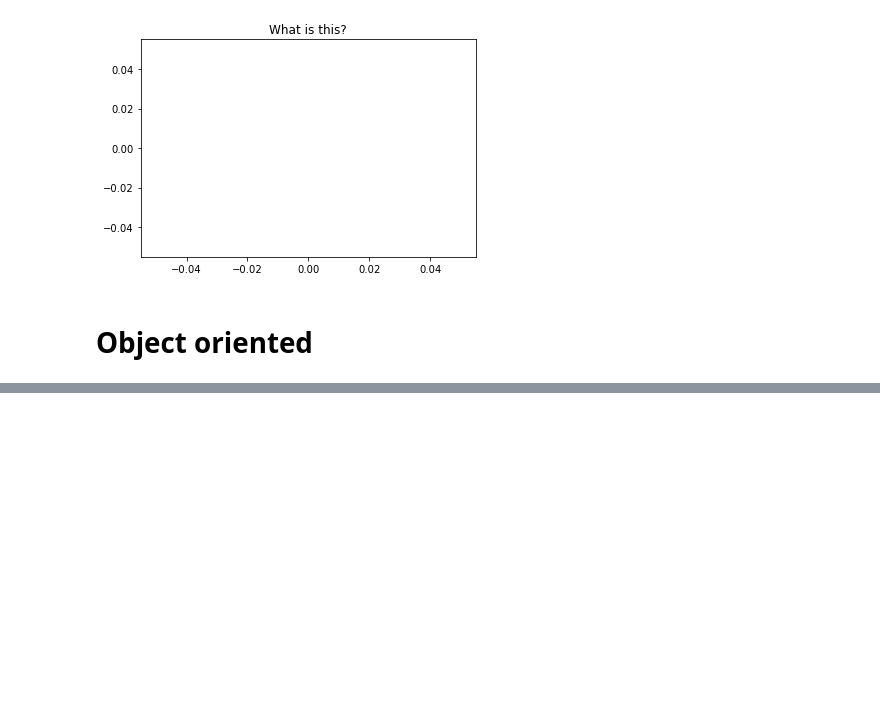
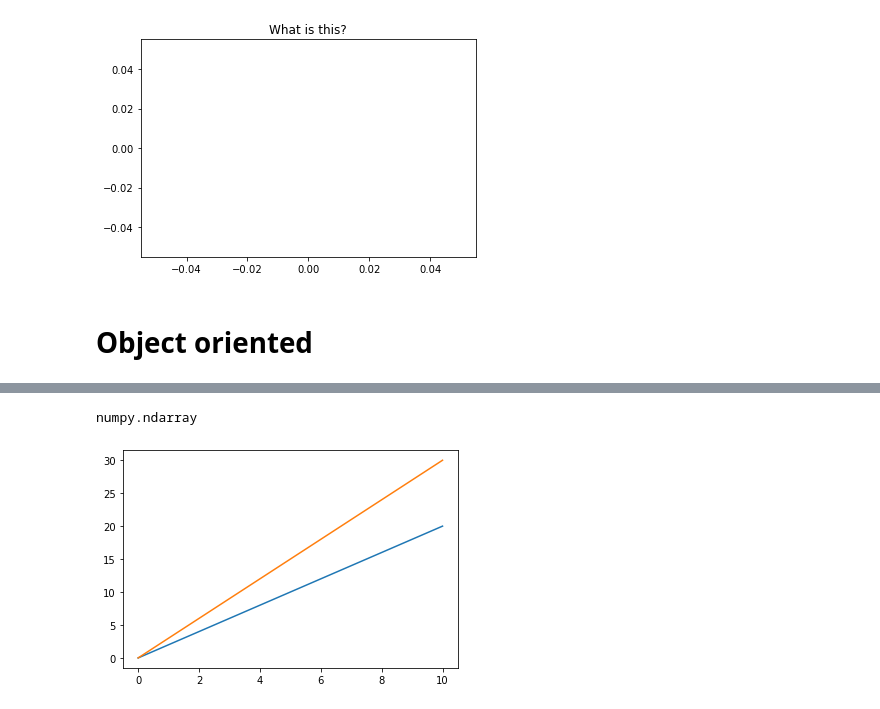
Before and after one commit to jedlueng/WBS-MISDI-Programming, a Jupyter notebook: PFDA/Week4/Week4-task.ipynb, the cells around one changed output, grey strips where cells are left out. Saved outputs shown, nothing was run; the diff lists cells and outputs as text; code cells hidden in the pictures; blank space fills up the shorter version.

```diff
--- a/PFDA/Week4/Week4-task.ipynb
+++ b/PFDA/Week4/Week4-task.ipynb
@@ -139,0 +144,12 @@ from matplotlib import pyth
+# %%
+import numpy as np
+x = np.linspace(0,10,50)
+y1 = x* 2
+y2 = x*3
+# %%
+plt.plot(x,y1)
+plt.plot(x,y2)
+type(x)
+# %% [output]
+numpy.ndarray
+[figure, added]
```
Also changed, not shown: parts of 2 cells of this notebook, 2 other files.
